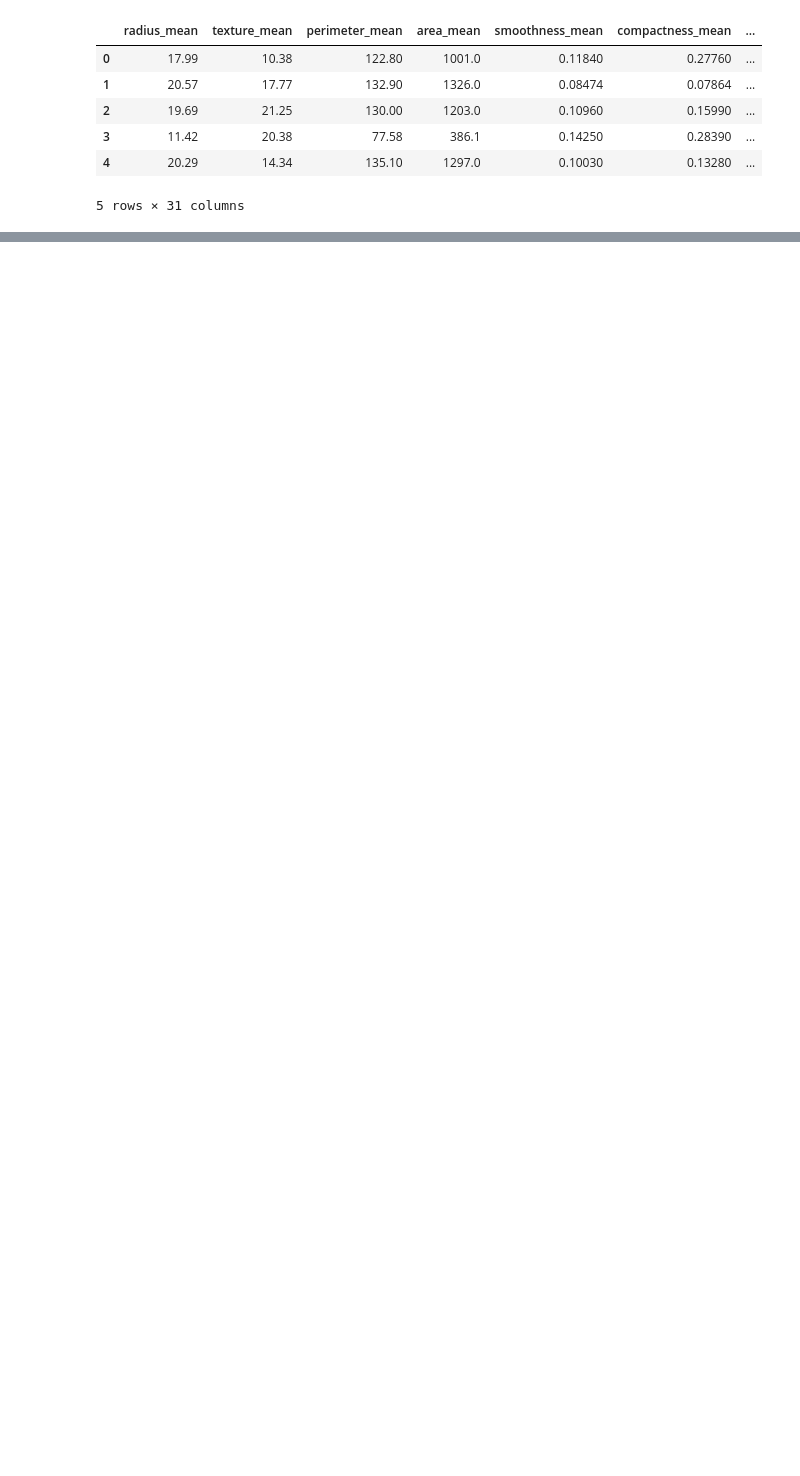
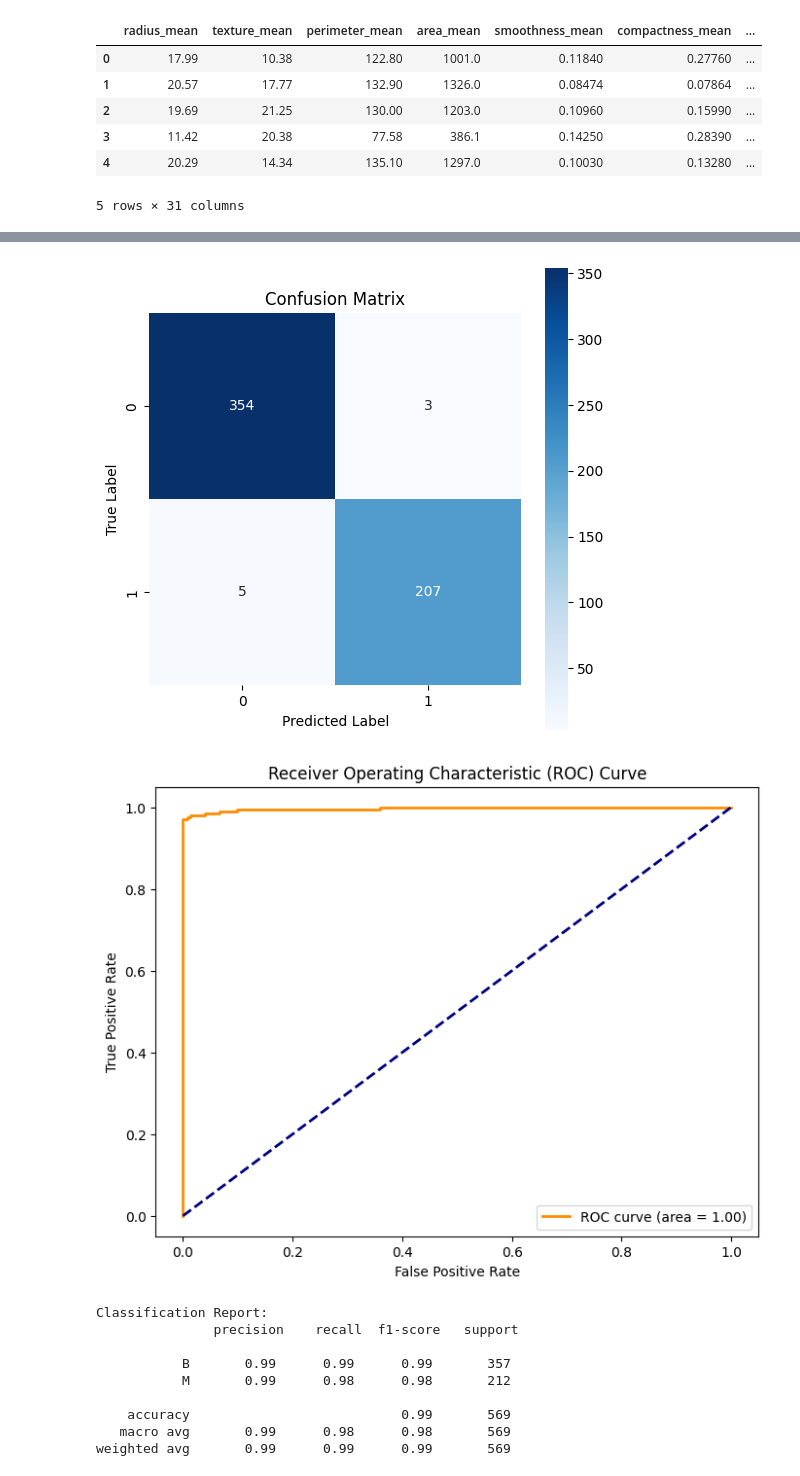
Before and after one commit to DeusNexus/iu-breast-cancer-identification, a Jupyter notebook: notebooks/model_training.ipynb, the cells around one changed output, grey strips where cells are left out. Saved outputs shown, nothing was run; the diff lists cells and outputs as text; code cells hidden in the pictures; blank space fills up the shorter version.

```diff
--- a/notebooks/model_training.ipynb
+++ b/notebooks/model_training.ipynb
@@ -117,0 +439,45 @@ plt.show()
+# %%
+from sklearn.metrics import confusion_matrix, roc_curve, auc, classification_report
+
+# Make predictions on the test set
+y_pred = best_model.predict(X)
+y_pred_proba = best_model.predict_proba(X)[:, 1]  # Get probabilities for the positive class
+
+# Confusion Matrix
+conf_matrix = confusion_matrix(y, y_pred)
+plt.figure(figsize=(6, 6))
+sns.heatmap(conf_matrix, annot=True, fmt='d', cmap='Blues', square=True)
+plt.xlabel('Predicted Label')
+plt.ylabel('True Label')
+plt.title('Confusion Matrix')
+plt.show()
+
+# ROC Curve
+# Specify 'M' as the positive class
+fpr, tpr, thresholds = roc_curve(y, y_pred_proba, pos_label='M')
+roc_auc = auc(fpr, tpr)
+
+plt.figure(figsize=(8, 6))
+plt.plot(fpr, tpr, color='darkorange', lw=2, label=f'ROC curve (area = {roc_auc:.2f})')
+plt.plot([0, 1], [0, 1], color='navy', lw=2, linestyle='--')
+plt.xlabel('False Positive Rate')
+plt.ylabel('True Positive Rate')
+plt.title('Receiver Operating Characteristic (ROC) Curve')
+plt.legend(loc='lower right')
+plt.show()
+
+# Classification Report
+class_report = classification_report(y, y_pred)
+print('Classification Report:\n', class_report)
+# %% [output]
+[figure, added]
+[figure, added]
+Classification Report:
+               precision    recall  f1-score   support
+
+           B       0.99      0.99      0.99       357
+           M       0.99      0.98      0.98       212
+
+    accuracy                           0.99       569
+   macro avg       0.99      0.98      0.98       569
+weighted avg       0.99      0.99      0.99       569
```
Also changed, not shown: parts of 13 cells of this notebook, 6 other files.
